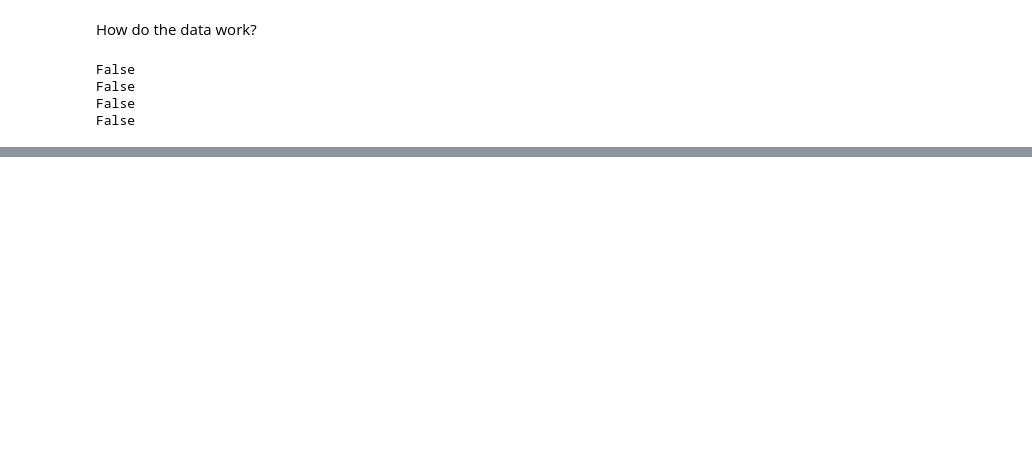
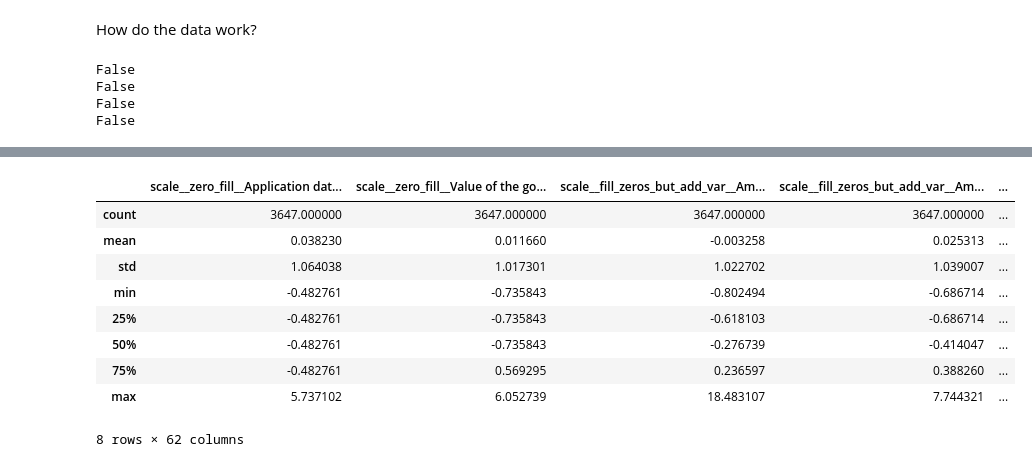
Before and after one commit to Sillem/ING-den, a Jupyter notebook: data_transformation.ipynb, the cells around one changed output, grey strips where cells are left out. Drawn from its saved outputs; the diff is of its cells as text; code cells hidden in the pictures; blank space fills up the shorter version.

```diff
--- a/data_transformation.ipynb
+++ b/data_transformation.ipynb
@@ -348,0 +371,13 @@ False
+# %%
+test_ml_data.describe()
+# %% [output]
+|  | scale__zero_fill__Application dat... | scale__zero_fill__Value of the go... | scale__fill_zeros_but_add_var__Am... | scale__fill_zeros_but_add_var__Am... | ... |
+| count | 3647.000000 | 3647.000000 | 3647.000000 | 3647.000000 | ... |
+| mean | 0.038230 | 0.011660 | -0.003258 | 0.025313 | ... |
+| std | 1.064038 | 1.017301 | 1.022702 | 1.039007 | ... |
+| min | -0.482761 | -0.735843 | -0.802494 | -0.686714 | ... |
+| 25% | -0.482761 | -0.735843 | -0.618103 | -0.686714 | ... |
+| 50% | -0.482761 | -0.735843 | -0.276739 | -0.414047 | ... |
+| 75% | -0.482761 | 0.569295 | 0.236597 | 0.388260 | ... |
+| max | 5.737102 | 6.052739 | 18.483107 | 7.744321 | ... |
+8 rows × 62 columns
```
Also changed, not shown: parts of 7 cells of this notebook, 1 other file.
